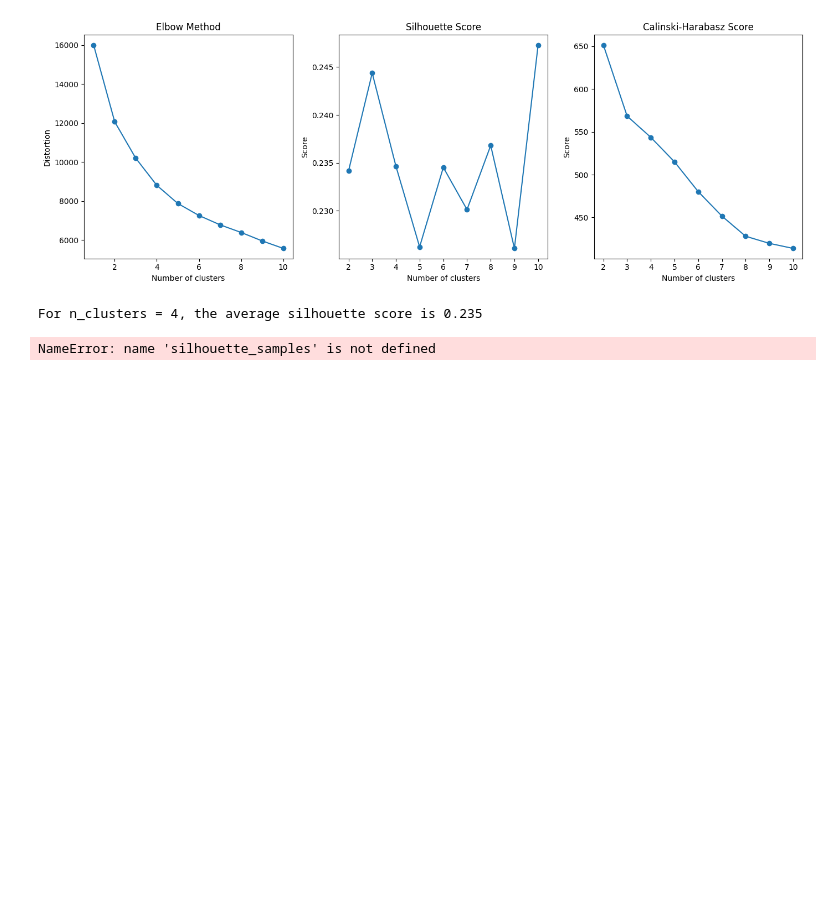
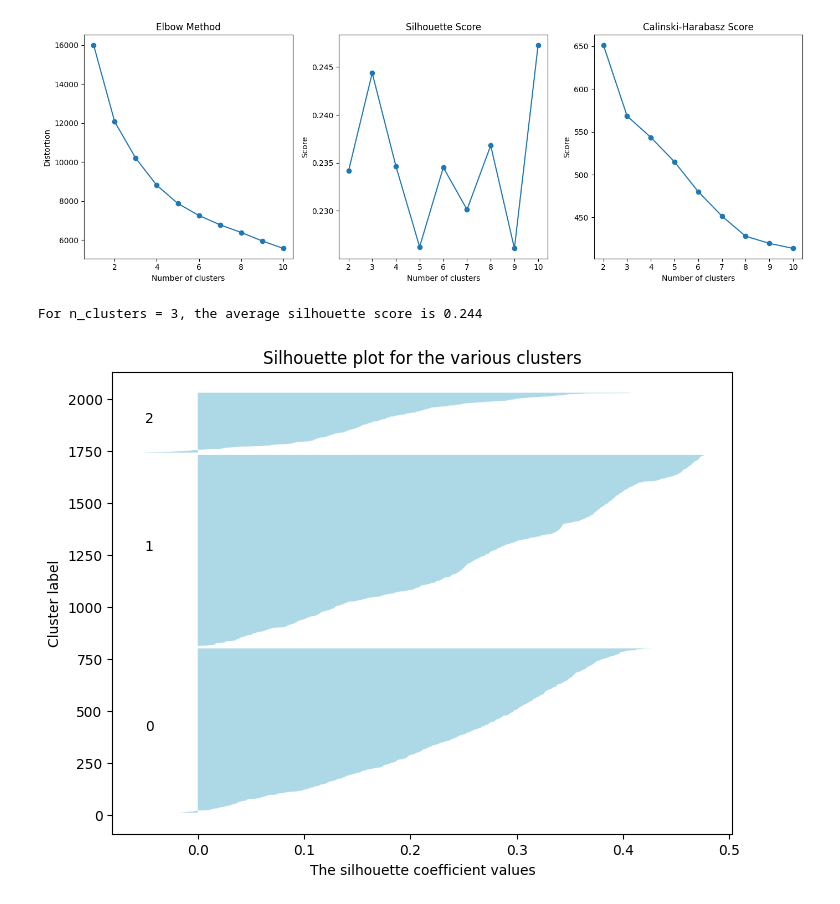
Before and after one commit to HromovAndrey/II_Homework_mood_7_part_1, a Jupyter notebook: ДЗ_22.ipynb, the cells around one changed output. Cells and saved outputs as stored; diff of their text form; code cells hidden in the pictures; blank space fills up the shorter version.

```diff
--- a/ДЗ_22.ipynb
+++ b/ДЗ_22.ipynb
@@ -129,11 +129,11 @@ def plot_silhouette(X, k):
     plt.ylabel('Cluster label')
     plt.show()
 # %%
-optimal_k = 4
+optimal_k = 3
 plot_silhouette(df_standard_scaled[numerical_features], optimal_k)
 # %% [output]
-For n_clusters = 4, the average silhouette score is 0.235
+For n_clusters = 3, the average silhouette score is 0.244
-NameError: name 'silhouette_samples' is not defined
+[figure, added]
 # %%
 kmeans = KMeans(n_clusters=optimal_k, random_state=42, n_init=10)
 df_standard_scaled['Cluster'] = kmeans.fit_predict(df_standard_scaled[numerical_features])
```
Also changed, not shown: parts of 4 cells of this notebook.
